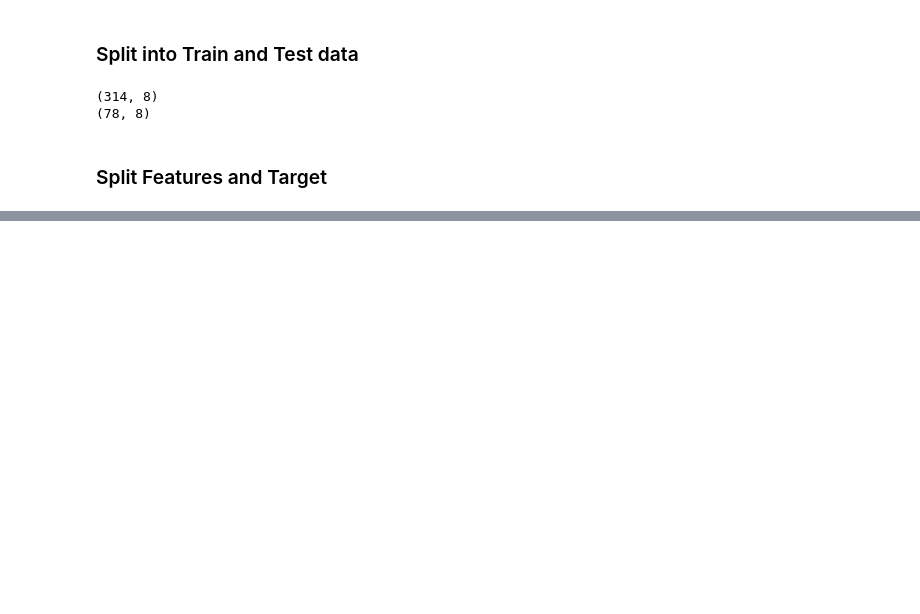
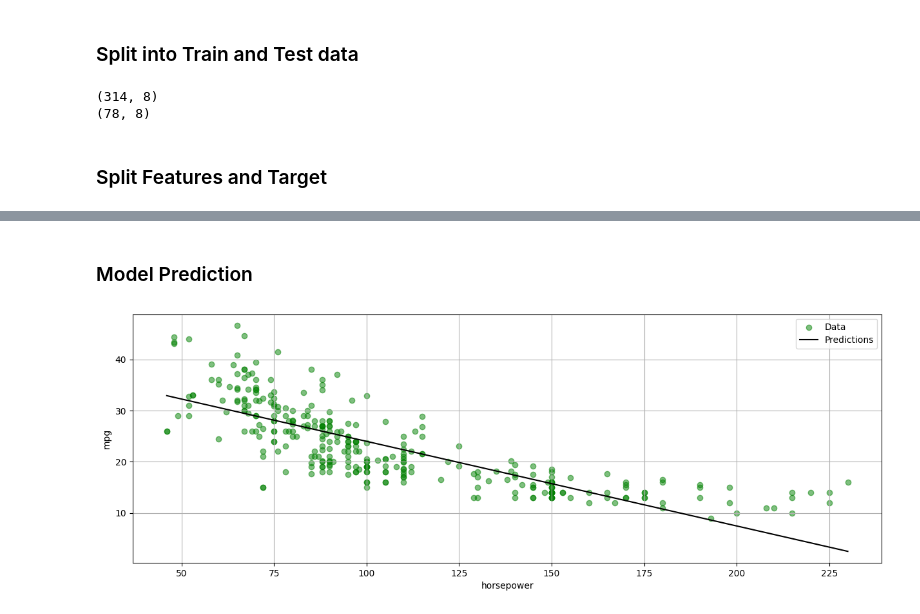
Before and after one commit to docmhvr/Deep_Learning_with_Pytorch, a Jupyter notebook: Deep_Learning_on_Auto_MPG.ipynb, the cells around one changed output, grey strips where cells are left out. Cells and saved outputs as stored; diff of their text form; code cells hidden in the pictures; blank space fills up the shorter version.

```diff
--- a/Deep_Learning_on_Auto_MPG.ipynb
+++ b/Deep_Learning_on_Auto_MPG.ipynb
@@ -132,0 +341,31 @@ y_test  = X_test.pop('mpg')
+# %% [markdown]
+### Model Prediction
+# %%
+# Generate feature data for Horsepower.
+x = torch.linspace(X_train["horsepower"].min(), X_train["horsepower"].max(), len(X_train["horsepower"]))
+
+# Use the model to predict MPG.
+linear_1d_model.eval()
+
+with torch.no_grad():
+    y = linear_1d_model((x.view(-1, 1) - mean_hp) / std_hp)
+# %%
+def plot_horsepower(x, y):
+    plt.figure(figsize=(15, 5))
+
+    plt.scatter(
+        (X_train["horsepower_scaled"] * std_hp) + mean_hp,
+        y_train,
+        label="Data",
+        color="green",
+        alpha=0.5,
+    )
+    plt.plot(x, y, color="k", label="Predictions")
+    plt.xlabel("horsepower")
+    plt.ylabel("mpg")
+    plt.grid(True)
+    plt.legend()
+# %%
+plot_horsepower(x.view(-1, 1).numpy(), y.numpy())
+# %% [output]
+[figure, added]
```
Also changed, not shown: parts of 61 cells of this notebook.
